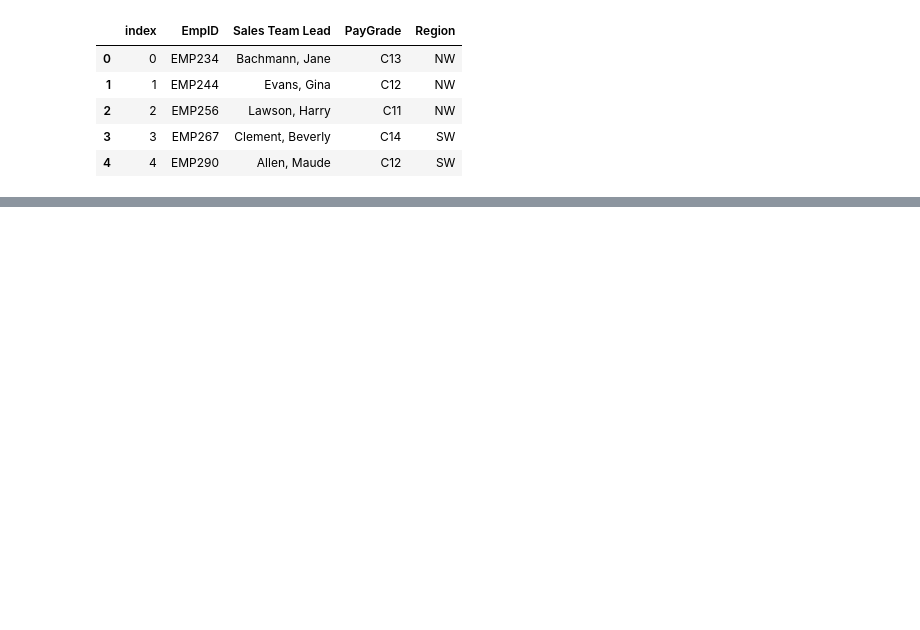
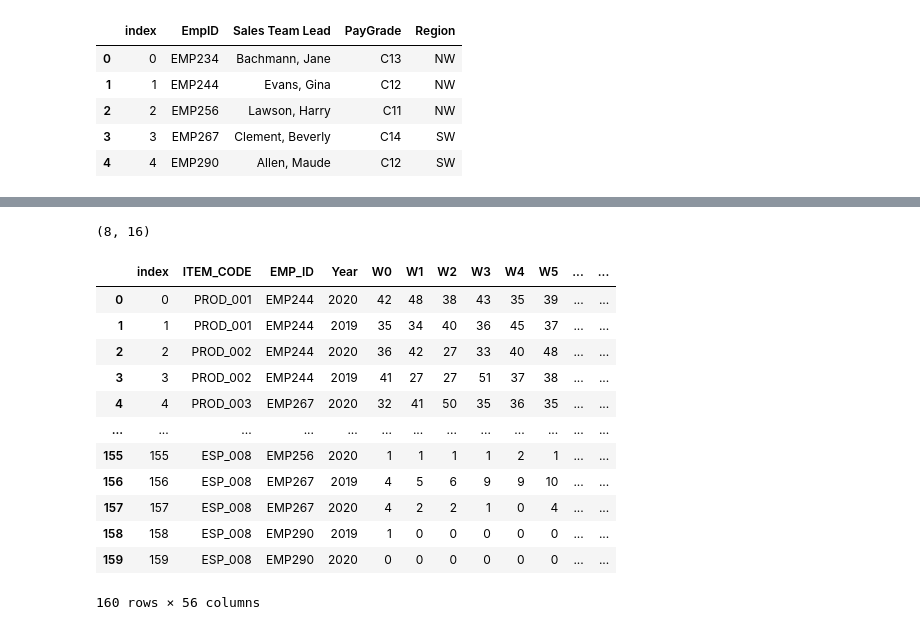
Before and after one commit to Korenak/tek-korenak-cap1, a Jupyter notebook: korenak_andrew_cap1/DatabaseChecker.ipynb, the cells around one changed output, grey strips where cells are left out. Cells and saved outputs as stored; diff of their text form; code cells hidden in the pictures; blank space fills up the shorter version.

```diff
--- a/korenak_andrew_cap1/DatabaseChecker.ipynb
+++ b/korenak_andrew_cap1/DatabaseChecker.ipynb
@@ -81,0 +127,20 @@ product_info
+# %%
+product_info.shape
+# %% [output]
+(8, 16)
+# %%
+historic_sales
+# %% [output]
+|  | index | ITEM_CODE | EMP_ID | Year | W0 | W1 | W2 | W3 | W4 | W5 | ... | ... |
+| 0 | 0 | PROD_001 | EMP244 | 2020 | 42 | 48 | 38 | 43 | 35 | 39 | ... | ... |
+| 1 | 1 | PROD_001 | EMP244 | 2019 | 35 | 34 | 40 | 36 | 45 | 37 | ... | ... |
+| 2 | 2 | PROD_002 | EMP244 | 2020 | 36 | 42 | 27 | 33 | 40 | 48 | ... | ... |
+| 3 | 3 | PROD_002 | EMP244 | 2019 | 41 | 27 | 27 | 51 | 37 | 38 | ... | ... |
+| 4 | 4 | PROD_003 | EMP267 | 2020 | 32 | 41 | 50 | 35 | 36 | 35 | ... | ... |
+| ... | ... | ... | ... | ... | ... | ... | ... | ... | ... | ... | ... | ... |
+| 155 | 155 | ESP_008 | EMP256 | 2020 | 1 | 1 | 1 | 1 | 2 | 1 | ... | ... |
+| 156 | 156 | ESP_008 | EMP267 | 2019 | 4 | 5 | 6 | 9 | 9 | 10 | ... | ... |
+| 157 | 157 | ESP_008 | EMP267 | 2020 | 4 | 2 | 2 | 1 | 0 | 4 | ... | ... |
+| 158 | 158 | ESP_008 | EMP290 | 2019 | 1 | 0 | 0 | 0 | 0 | 0 | ... | ... |
+| 159 | 159 | ESP_008 | EMP290 | 2020 | 0 | 0 | 0 | 0 | 0 | 0 | ... | ... |
+160 rows × 56 columns
```
Also changed, not shown: parts of 34 cells of this notebook, 5 other files.
